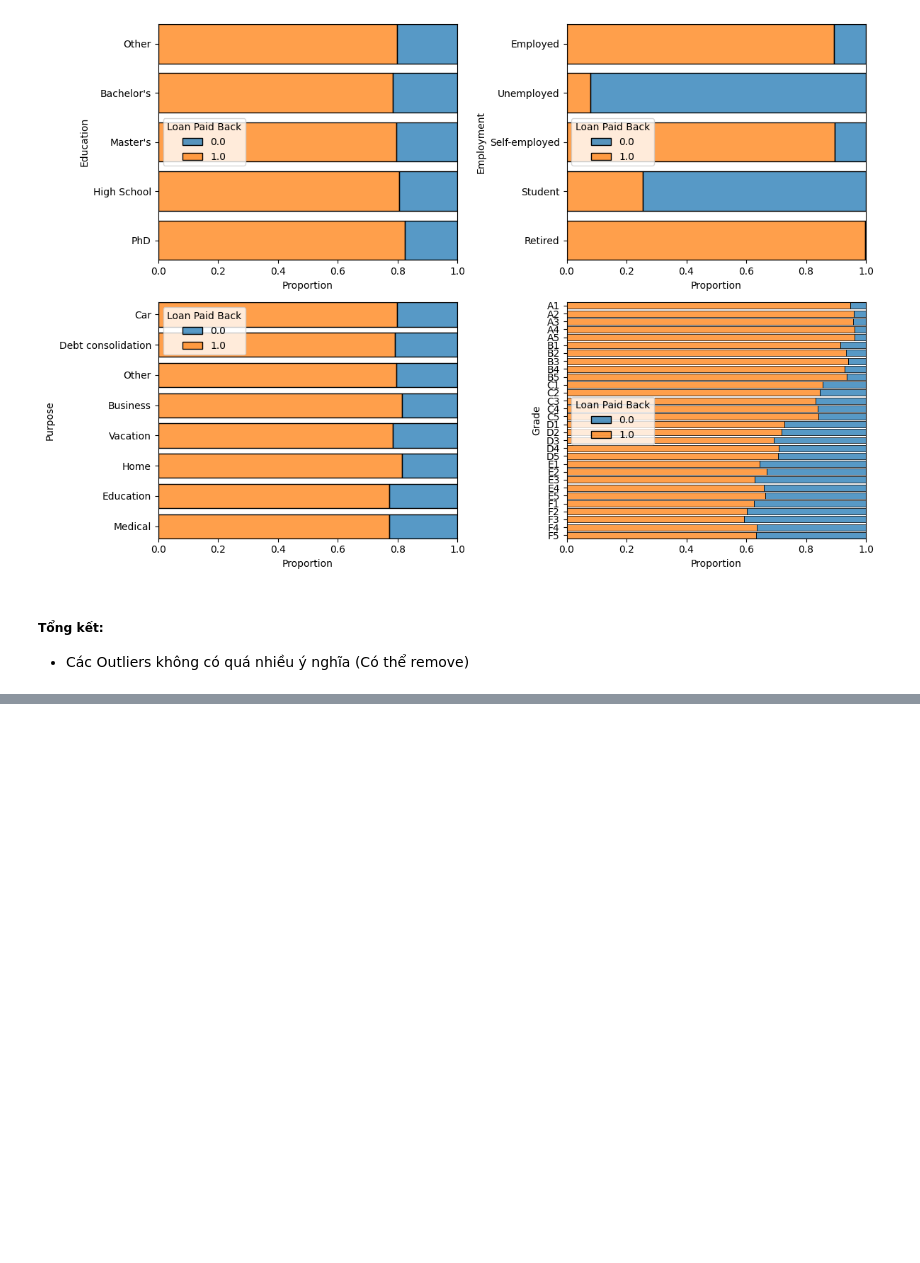
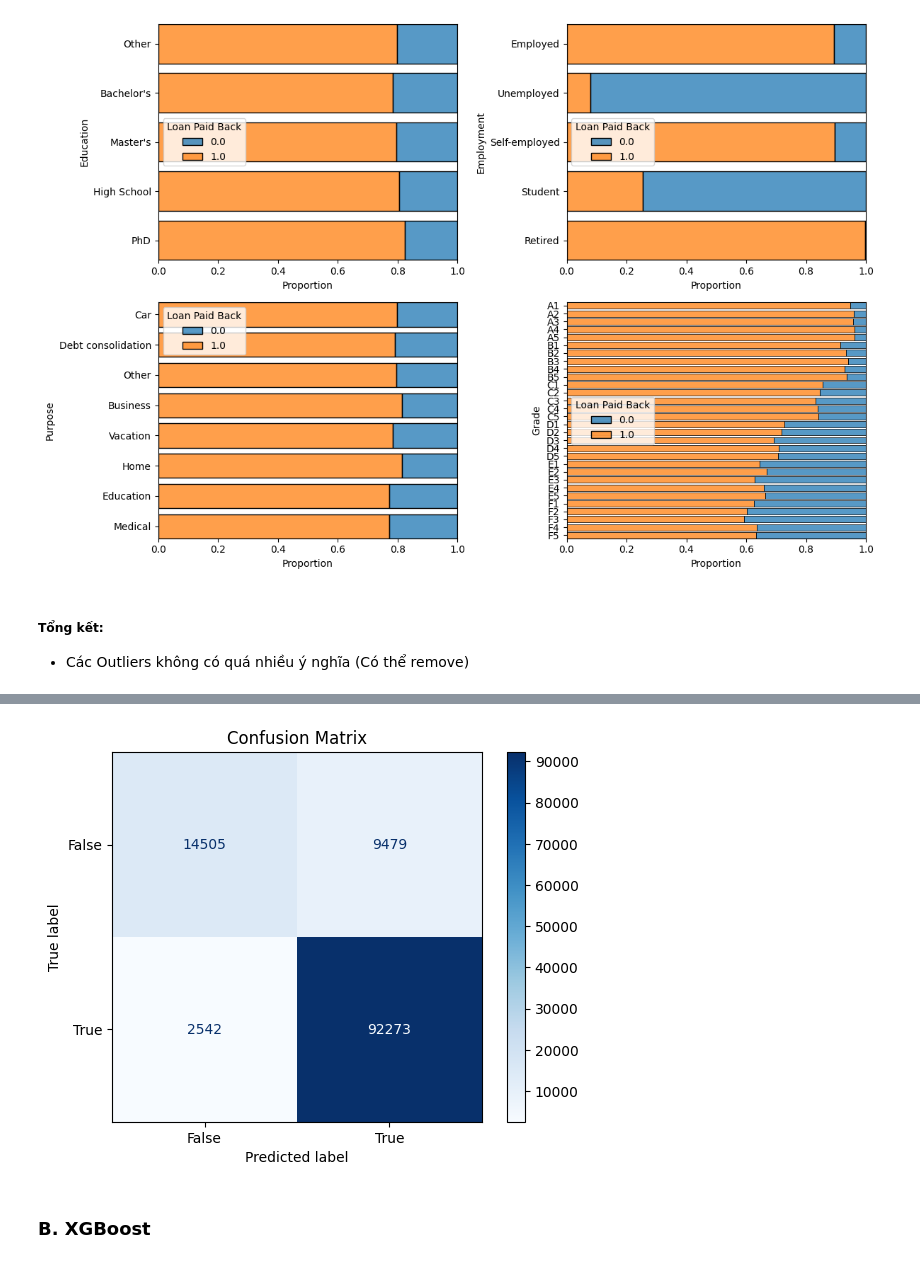
Before and after one commit to pikamanh/Predicting-Loan-Payback, a Jupyter notebook: test.ipynb, the cells around one changed output, grey strips where cells are left out. Saved outputs shown, nothing was run; the diff lists cells and outputs as text; code cells hidden in the pictures; blank space fills up the shorter version.

```diff
--- a/test.ipynb
+++ b/test.ipynb
@@ -525,0 +569,15 @@ fig.tight_layout()
+# %%
+y_train_pred_rf = rf_classifier.predict(X_train)
+y_test_pred_rf = rf_classifier.predict(X_test)
+
+acc_train_rf = accuracy_score(y_train, y_train_pred_rf)
+acc_test_rf = accuracy_score(y_test, y_test_pred_rf)
+cf_matrix_rf = confusion_matrix(y_test, y_test_pred_rf)
+report_rf = classification_report(y_test, y_test_pred_rf)
+
+print(f"Accuracy Train: {acc_train_rf * 100:.2f}%")
+print(f"Accuracy Test: {acc_test_rf * 100:.2f}%")
+print("----------------------")
+print("Report:")
+print(report_rf)
+report_rf = classification_report(y_test, y_test_pred_rf, output_dict=True)
@@ -525,0 +597,9 @@ fig.tight_layout()
+# %%
+disp = ConfusionMatrixDisplay(confusion_matrix=cf_matrix_rf, display_labels=['False', 'True'])
+disp.plot(cmap=plt.cm.Blues)
+plt.title('Confusion Matrix')
+plt.show()
+# %% [output]
+[figure, added]
+# %% [markdown]
+### B. XGBoost
```
Also changed, not shown: parts of 43 cells of this notebook, 1 other file.
